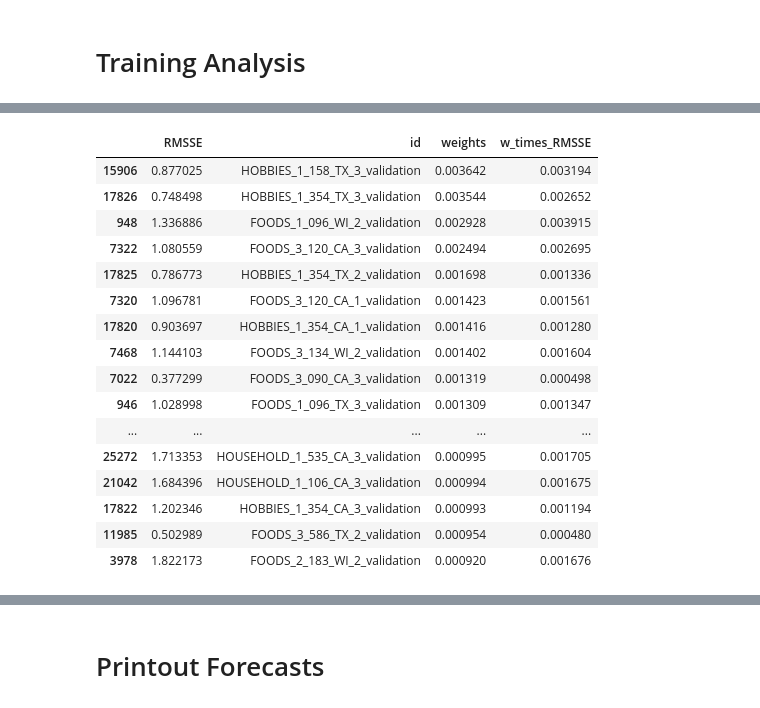
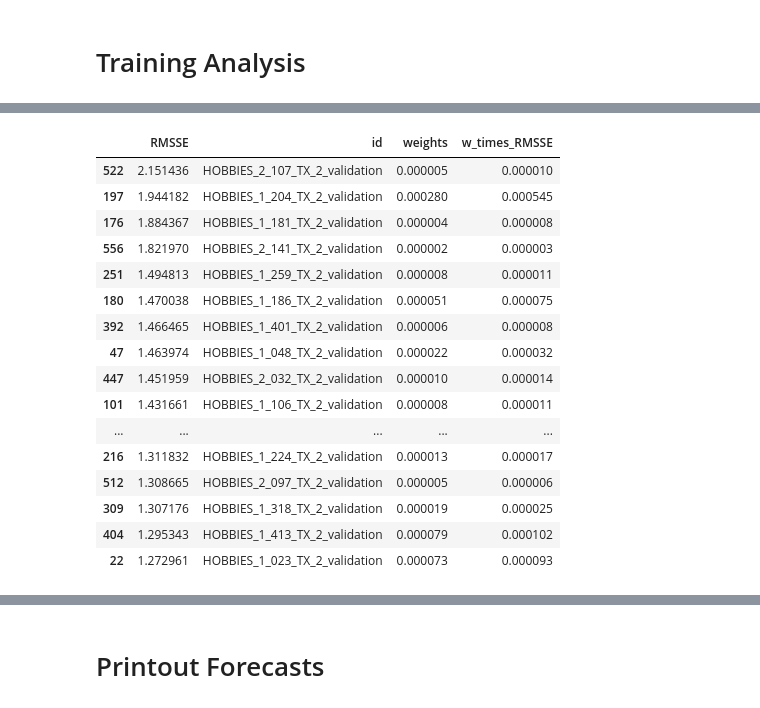
Before and after one commit to dominicdoerig/predicting-sales-data, a Jupyter notebook: m5_challenge/06_gbm_forecasting.ipynb, the cells around one changed output, grey strips where cells are left out. Drawn from its saved outputs; the diff is of its cells as text; code cells hidden in the pictures.

```diff
--- a/m5_challenge/06_gbm_forecasting.ipynb
+++ b/m5_challenge/06_gbm_forecasting.ipynb
@@ -229,26 +220,27 @@ log: save model and evals result
 # %%
-
-
-# keep date here, drop later
 x_pred = df_merged[(df_merged['data_type'] == 'validation')][features]
 x_pred['y_pred'] = np.nan
 
-
 for cat in x_pred.cat_id.drop_duplicates():
-    mod = lgb.Booster(model_file=f'{models_path}gbm_cat_id_{cat}_{prefix}.txt')
-    x_pred.loc[x_pred.cat_id == cat,'y_pred'] = mod.predict(x_pred.loc[x_pred.cat_id == cat][features])
+    for wday in x_pred.wday.drop_duplicates():
+        mod = lgb.Booster(
+            model_file=f'{models_path}gbm_cat_id_{cat}_wday_{wday}_{prefix}.txt'
+        )
+        x_pred.loc[(x_pred.wday == wday) & (x_pred.cat_id == cat),'y_pred']= mod.predict(x_pred.loc[
+                x_pred.cat_id == cat].loc[x_pred.wday == wday][features])
 # %% [markdown]
 # Training Analysis
 # %%
 for cat in x_pred.cat_id.drop_duplicates():
-    print('\n ***** Computation for cat_id ', cat, '*****')
+    for wday in x_pred.wday.drop_duplicates():
+        print(f'\n ***** Computation for cat_id {cat} | wday {wday} *****')
 
-    mod = lgb.Booster(model_file=f'{models_path}gbm_cat_id_{cat}_{prefix}.txt')
-    evals = pickle.load(open(f'{models_path}evals_result_cat_id_{cat}_{prefix}.pkl', 'rb'))
+        mod = lgb.Booster(model_file=f'{models_path}gbm_cat_id_{cat}_wday_{wday}_{prefix}.txt')
+        evals = pickle.load(open(f'{models_path}evals_result_cat_id_{cat}_wday_{wday}_{prefix}.pkl', 'rb'))
 
-    ax = lgb.plot_metric(evals)
-    plt.show()
+        ax = lgb.plot_metric(evals)
+        plt.show()
 
-    ax = lgb.plot_importance(mod, figsize=(10,8))
-    plt.show()
+        ax = lgb.plot_importance(mod, figsize=(10,8))
+        plt.show()
 # %% [output]
@@ -266,15 +262,18 @@ for cat in x_pred.cat_id.drop_duplicates():
 # %%
 # compute forecasts, error and map it to df_merged to get ids
-
-# create validation set containing all categories
 df_tmp = df_merged.loc[df_merged['data_type'] ==
                           'train'].loc[df_merged['date'] > '2016-03-27'][features].copy()
 df_tmp['y_true'] = df_merged.loc[df_merged['data_type'] ==
                           'train'].loc[df_merged['date'] > '2016-03-27']['sale'].copy()
 
-for cat in df_tmp.cat_id.drop_duplicates():
-    mod = lgb.Booster(model_file=f'{models_path}gbm_cat_id_{cat}_{prefix}.txt')
-    df_tmp.loc[df_tmp.cat_id == cat,'y_pred'] = mod.predict(df_tmp.loc[df_tmp.cat_id == cat][features])
+for cat in x_pred.cat_id.drop_duplicates():
+    for wday in x_pred.wday.drop_duplicates():
+        mod = lgb.Booster(
+            model_file=f'{models_path}gbm_cat_id_{cat}_wday_{wday}_{prefix}.txt'
+        )
+        df_tmp.loc[(df_tmp.wday == wday) & (df_tmp.cat_id == cat),'y_pred']= mod.predict(df_tmp.loc[
+                df_tmp.cat_id == cat].loc[df_tmp.wday == wday][features])
+
 
 df_tmp['error'] = (df_tmp.y_true - df_tmp.y_pred)
 df_tmp = df_tmp.merge(df_merged[['id', 'item_id','dept_id','cat_id', 'store_id', 'state_id']].drop_duplicates())
@@ -325,23 +324,23 @@ WRMSSE = 0.88675
 # %%
 # show RMSSE and corresponding weights
-rmsse_df.sort_values(by='weights', ascending=False).head(20)
+rmsse_df.sort_values(by='RMSSE', ascending=False).head(20)
 # %% [output]
 |  | RMSSE | id | weights | w_times_RMSSE |
-| 15906 | 0.877025 | HOBBIES_1_158_TX_3_validation | 0.003642 | 0.003194 |
-| 17826 | 0.748498 | HOBBIES_1_354_TX_3_validation | 0.003544 | 0.002652 |
-| 948 | 1.336886 | FOODS_1_096_WI_2_validation | 0.002928 | 0.003915 |
-| 7322 | 1.080559 | FOODS_3_120_CA_3_validation | 0.002494 | 0.002695 |
-| 17825 | 0.786773 | HOBBIES_1_354_TX_2_validation | 0.001698 | 0.001336 |
-| 7320 | 1.096781 | FOODS_3_120_CA_1_validation | 0.001423 | 0.001561 |
-| 17820 | 0.903697 | HOBBIES_1_354_CA_1_validation | 0.001416 | 0.001280 |
-| 7468 | 1.144103 | FOODS_3_134_WI_2_validation | 0.001402 | 0.001604 |
-| 7022 | 0.377299 | FOODS_3_090_CA_3_validation | 0.001319 | 0.000498 |
-| 946 | 1.028998 | FOODS_1_096_TX_3_validation | 0.001309 | 0.001347 |
+| 522 | 2.151436 | HOBBIES_2_107_TX_2_validation | 0.000005 | 0.000010 |
+| 197 | 1.944182 | HOBBIES_1_204_TX_2_validation | 0.000280 | 0.000545 |
+| 176 | 1.884367 | HOBBIES_1_181_TX_2_validation | 0.000004 | 0.000008 |
+| 556 | 1.821970 | HOBBIES_2_141_TX_2_validation | 0.000002 | 0.000003 |
+| 251 | 1.494813 | HOBBIES_1_259_TX_2_validation | 0.000008 | 0.000011 |
+| 180 | 1.470038 | HOBBIES_1_186_TX_2_validation | 0.000051 | 0.000075 |
+| 392 | 1.466465 | HOBBIES_1_401_TX_2_validation | 0.000006 | 0.000008 |
+| 47 | 1.463974 | HOBBIES_1_048_TX_2_validation | 0.000022 | 0.000032 |
+| 447 | 1.451959 | HOBBIES_2_032_TX_2_validation | 0.000010 | 0.000014 |
+| 101 | 1.431661 | HOBBIES_1_106_TX_2_validation | 0.000008 | 0.000011 |
 | ... | ... | ... | ... | ... |
-| 25272 | 1.713353 | HOUSEHOLD_1_535_CA_3_validation | 0.000995 | 0.001705 |
-| 21042 | 1.684396 | HOUSEHOLD_1_106_CA_3_validation | 0.000994 | 0.001675 |
-| 17822 | 1.202346 | HOBBIES_1_354_CA_3_validation | 0.000993 | 0.001194 |
-| 11985 | 0.502989 | FOODS_3_586_TX_2_validation | 0.000954 | 0.000480 |
-| 3978 | 1.822173 | FOODS_2_183_WI_2_validation | 0.000920 | 0.001676 |
+| 216 | 1.311832 | HOBBIES_1_224_TX_2_validation | 0.000013 | 0.000017 |
+| 512 | 1.308665 | HOBBIES_2_097_TX_2_validation | 0.000005 | 0.000006 |
+| 309 | 1.307176 | HOBBIES_1_318_TX_2_validation | 0.000019 | 0.000025 |
+| 404 | 1.295343 | HOBBIES_1_413_TX_2_validation | 0.000079 | 0.000102 |
+| 22 | 1.272961 | HOBBIES_1_023_TX_2_validation | 0.000073 | 0.000093 |
 # %%
 # analyse time series (manually)
```
Also changed, not shown: parts of 18 cells of this notebook.
